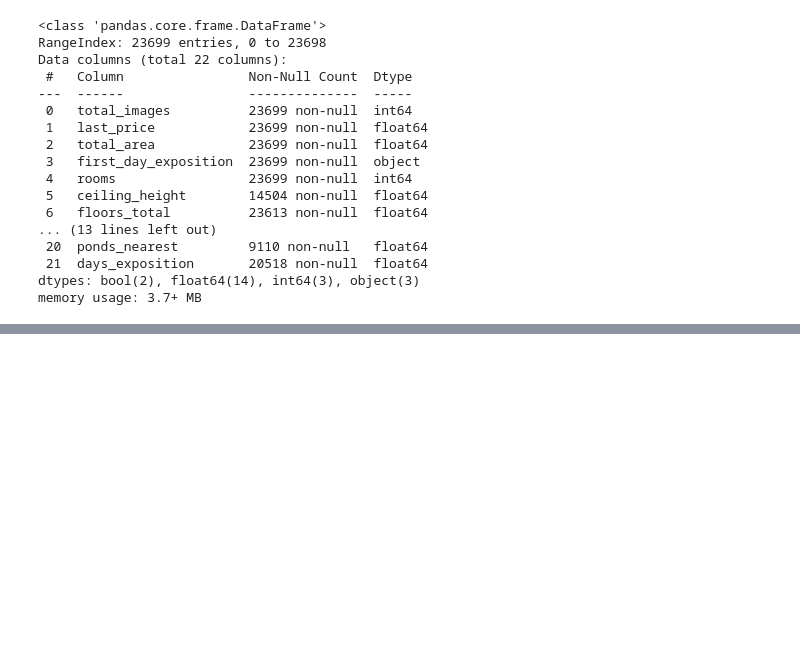
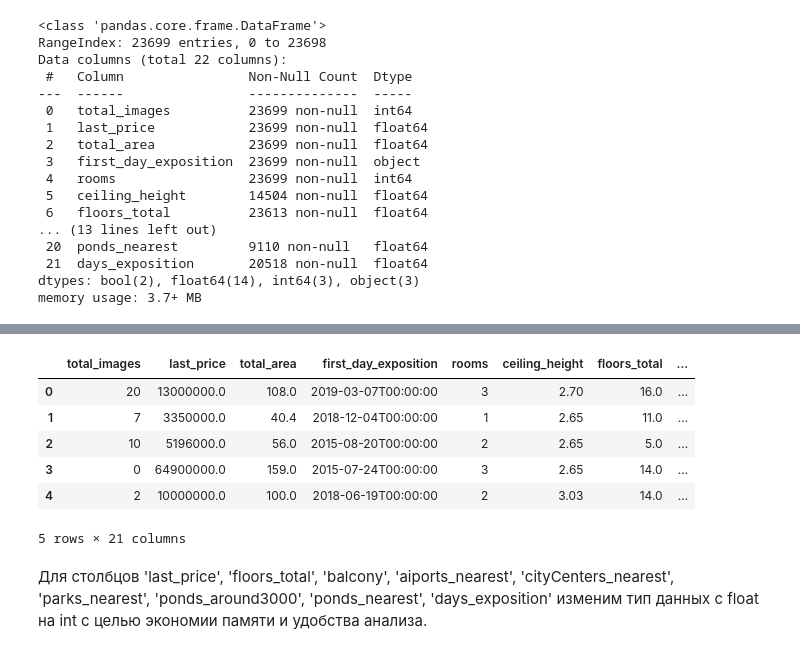
Before and after one commit to ivangolt/yandex_practicum-ds, a Jupyter notebook: 05.estate_data/Исследование объявлений о продаже квартир.ipynb, the cells around one changed output, grey strips where cells are left out. Cells and saved outputs as stored; diff of their text form; code cells hidden in the pictures; blank space fills up the shorter version.

```diff
--- a/05.estate_data/Исследование объявлений о продаже квартир.ipynb
+++ b/05.estate_data/Исследование объявлений о продаже квартир.ipynb
@@ -33,0 +130,7 @@ memory usage: 3.7+ MB
+# %%
+numeric_missing_value_columns = ['ceiling_height', 'floors_total', 'living_area', 'kitchen_area', 'balcony', 'airports_nearest',
+                   'cityCenters_nearest', 'parks_around3000', 'parks_nearest', 'days_exposition', 'ponds_around3000',
+                                 'ponds_nearest']
+
+for column in numeric_missing_value_columns:
+    data[column].fillna(data[column].median(), inplace=True)
@@ -33,0 +139,2 @@ memory usage: 3.7+ MB
+# %%
+data['locality_name'] = data['locality_name'].fillna(data['locality_name'].mode()[0])
@@ -33,0 +143,2 @@ memory usage: 3.7+ MB
+# %%
+data.drop('is_apartment',axis= 1,inplace=True)
@@ -33,0 +193,12 @@ memory usage: 3.7+ MB
+# %%
+data.head()
+# %% [output]
+|  | total_images | last_price | total_area | first_day_exposition | rooms | ceiling_height | floors_total | ... |
+| 0 | 20 | 13000000.0 | 108.0 | 2019-03-07T00:00:00 | 3 | 2.70 | 16.0 | ... |
+| 1 | 7 | 3350000.0 | 40.4 | 2018-12-04T00:00:00 | 1 | 2.65 | 11.0 | ... |
+| 2 | 10 | 5196000.0 | 56.0 | 2015-08-20T00:00:00 | 2 | 2.65 | 5.0 | ... |
+| 3 | 0 | 64900000.0 | 159.0 | 2015-07-24T00:00:00 | 3 | 2.65 | 14.0 | ... |
+| 4 | 2 | 10000000.0 | 100.0 | 2018-06-19T00:00:00 | 2 | 3.03 | 14.0 | ... |
+5 rows × 21 columns
+# %% [markdown]
+Для столбцов  'last_price', 'floors_total', 'balcony', 'aiports_nearest', 'cityCenters_nearest', 'parks_nearest', 'ponds_around3000', 'ponds_nearest', 'days_exposition' изменим тип данных с float на int с целью экономии памяти и удобства анализа.
```
Also changed, not shown: parts of 26 cells of this notebook.
